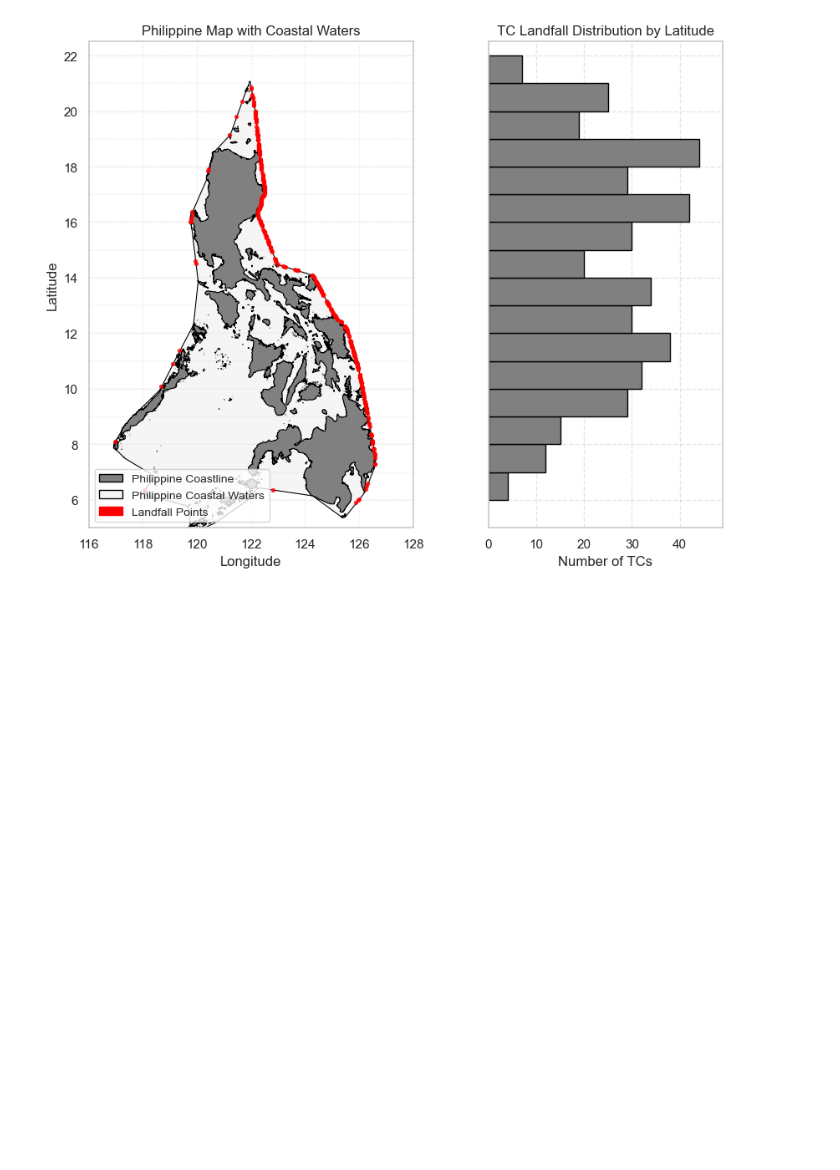
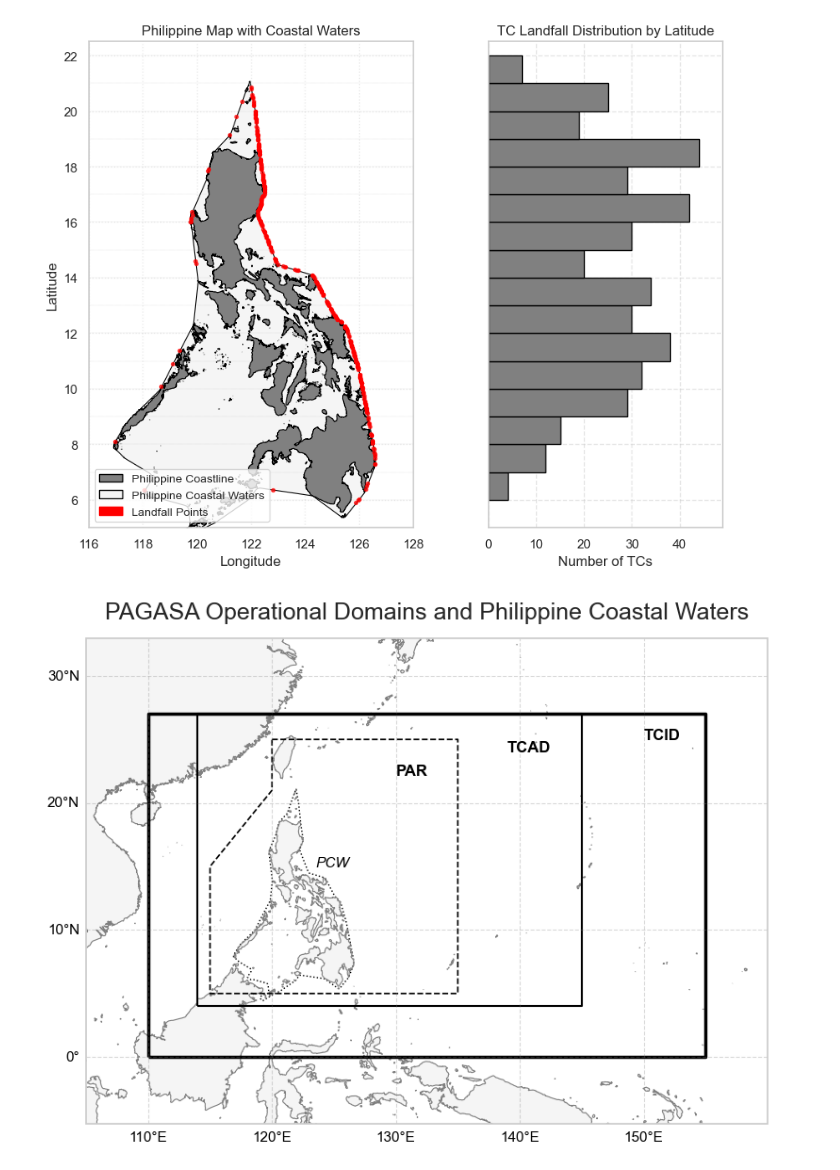
Before and after one commit to baracoma/tc-statistics, a Jupyter notebook: calculate-lifetime.ipynb, the cells around one changed output. Drawn from its saved outputs; the diff is of its cells as text; code cells hidden in the pictures; blank space fills up the shorter version.

```diff
--- a/calculate-lifetime.ipynb
+++ b/calculate-lifetime.ipynb
@@ -2412,3 +2412,64 @@ plt.savefig("lat_landfall_map_and_hist.png", dpi=300, bbox_inches='tight')
 plt.show()
 # %% [output]
 [figure]
+# %%
+import matplotlib.pyplot as plt
+import cartopy.crs as ccrs
+import cartopy.feature as cfeature
+import geopandas as gpd
+import numpy as np
+import matplotlib.ticker as mticker
+from cartopy.mpl.gridliner import LONGITUDE_FORMATTER, LATITUDE_FORMATTER
+
+# Load domain boundaries (already in EPSG:4326)
+gdf_tcid = gpd.read_file("PAGASA_TCID.gpkg").to_crs(4326)
+gdf_tcad = gpd.read_file("PAGASA_TCAD.gpkg").to_crs(4326)
+gdf_par = gpd.read_file("PAGASA_PAR.gpkg").to_crs(4326)
+
+# Use your existing phil_waters variable
+# Assume phil_waters is already loaded and in EPSG:4326
+
+# Create plot
+fig, ax = plt.subplots(figsize=(8, 6), subplot_kw={'projection': ccrs.PlateCarree()})
+
+# Add ocean and land
+ax.add_feature(cfeature.LAND, facecolor='whitesmoke')
+ax.add_feature(cfeature.OCEAN, facecolor='white')
+ax.coastlines(resolution='10m', color='gray', linewidth=0.8)
+
+# Plot boundaries with consistent black outlines
+gdf_tcid.boundary.plot(ax=ax, edgecolor='black', linewidth=2.5, linestyle='-')
+gdf_tcad.boundary.plot(ax=ax, edgecolor='black', linewidth=1.5, linestyle='-')
+gdf_par.boundary.plot(ax=ax, edgecolor='black', linewidth=1.2, linestyle='--')
+
+# Overlay Philippine Coastal Waters (PCW)
+phil_waters.plot(ax=ax, facecolor='none', edgecolor='black', linewidth=1.0, linestyle=':')
+
+# Add domain labels
+ax.text(150, 25, "TCID", fontsize=12, fontweight='bold', color='black')
+ax.text(139, 24, "TCAD", fontsize=12, fontweight='bold', color='black')
+ax.text(130, 22.2, "PAR", fontsize=12, fontweight='bold', color='black')
+ax.text(123.5, 15, "PCW", fontsize=11, style='italic', color='black')
+
+# Set map extent
+ax.set_extent([105, 160, -5, 30])
+
+# Gridlines
+gl = ax.gridlines(crs=ccrs.PlateCarree(), draw_labels=True,
+                  linewidth=0.8, color='gray', alpha=0.3, linestyle='--')
+gl.top_labels = False
+gl.right_labels = False
+gl.xlocator = mticker.FixedLocator(np.arange(100, 175, 10))
+gl.ylocator = mticker.FixedLocator(np.arange(0, 45, 10))
+gl.xformatter = LONGITUDE_FORMATTER
+gl.yformatter = LATITUDE_FORMATTER
+gl.xlabel_style = {'size': 11, 'color': 'black'}
+gl.ylabel_style = {'size': 11, 'color': 'black'}
+
+# Title and save
+ax.set_title("PAGASA Operational Domains and Philippine Coastal Waters", fontsize=18, pad=15)
+plt.tight_layout()
+plt.savefig("tc_domains_reference_map.png", dpi=300, bbox_inches='tight')
+plt.show()
+# %% [output]
+[figure, added]
```
Also changed, not shown: parts of 1 cell of this notebook, 1 other file.
